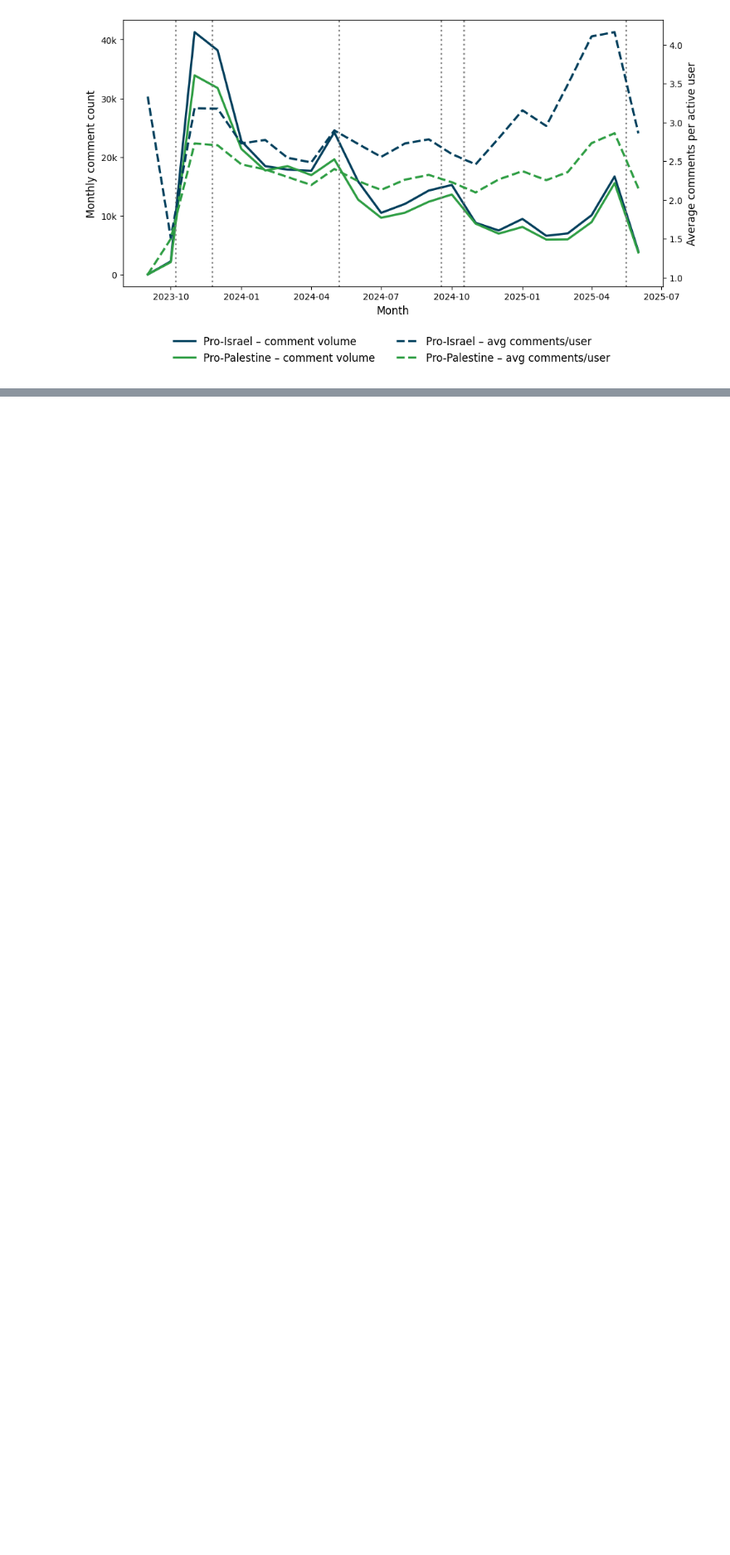
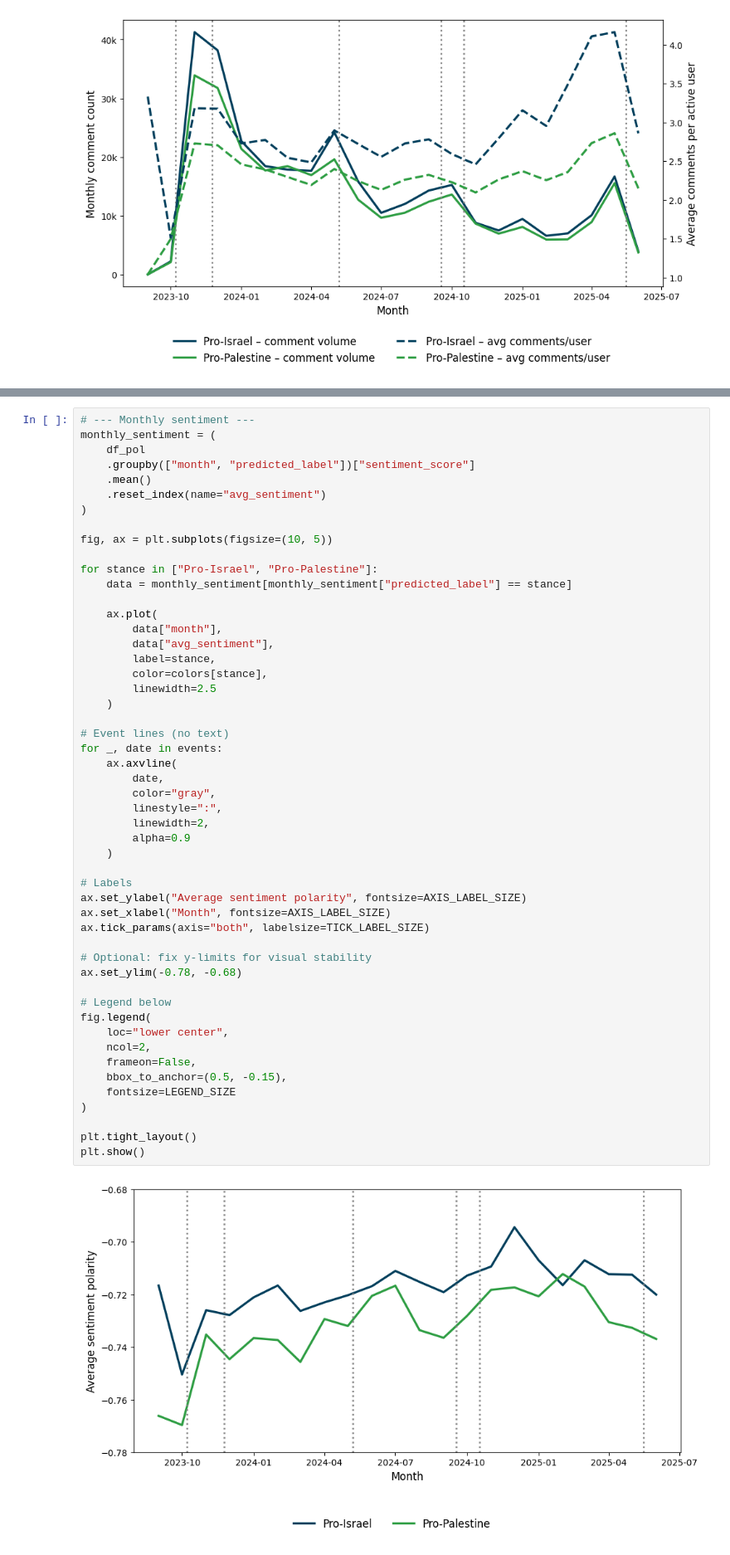
Before and after one commit to shaharoded/Israel-Palestine-War-Reddit-Analysis, a Jupyter notebook: StatisticalSignificance.ipynb, the cells around one changed output, grey strips where cells are left out. Shown at 83% size. Drawn from its saved outputs; the diff is of its cells as text; blank space fills up the shorter version.

```diff
--- a/StatisticalSignificance.ipynb
+++ b/StatisticalSignificance.ipynb
@@ -309,0 +401,53 @@ plt.show()
+# %%
+# --- Monthly sentiment ---
+monthly_sentiment = (
+    df_pol
+    .groupby(["month", "predicted_label"])["sentiment_score"]
+    .mean()
+    .reset_index(name="avg_sentiment")
+)
+
+fig, ax = plt.subplots(figsize=(10, 5))
+
+for stance in ["Pro-Israel", "Pro-Palestine"]:
+    data = monthly_sentiment[monthly_sentiment["predicted_label"] == stance]
+
+    ax.plot(
+        data["month"],
+        data["avg_sentiment"],
+        label=stance,
+        color=colors[stance],
+        linewidth=2.5
+    )
+
+# Event lines (no text)
+for _, date in events:
+    ax.axvline(
+        date,
+        color="gray",
+        linestyle=":",
+        linewidth=2,
+        alpha=0.9
+    )
+
+# Labels
+ax.set_ylabel("Average sentiment polarity", fontsize=AXIS_LABEL_SIZE)
+ax.set_xlabel("Month", fontsize=AXIS_LABEL_SIZE)
+ax.tick_params(axis="both", labelsize=TICK_LABEL_SIZE)
+
+# Optional: fix y-limits for visual stability
+ax.set_ylim(-0.78, -0.68)
+
+# Legend below
+fig.legend(
+    loc="lower center",
+    ncol=2,
+    frameon=False,
+    bbox_to_anchor=(0.5, -0.15),
+    fontsize=LEGEND_SIZE
+)
+
+plt.tight_layout()
+plt.show()
+# %% [output]
+[figure, added]
```
Also changed, not shown: parts of 8 cells of this notebook.
